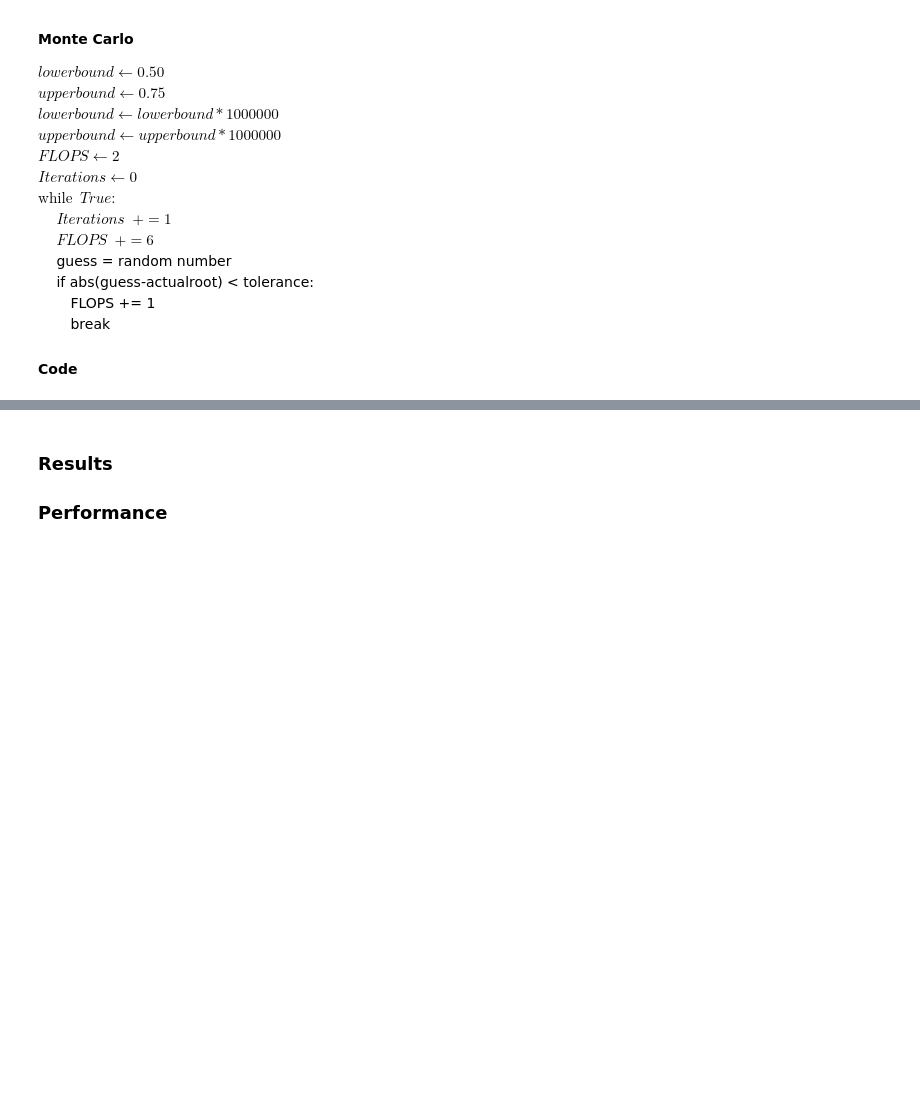
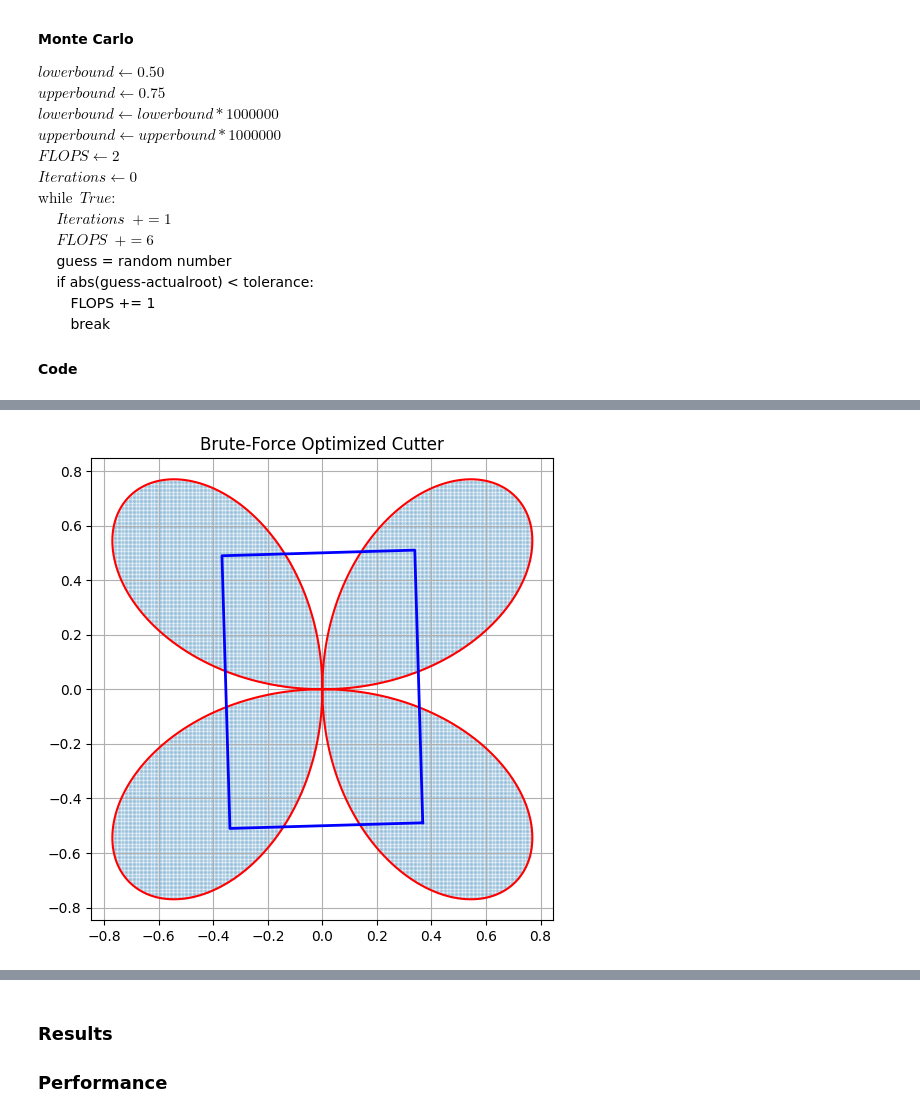
Before and after one commit to EmceeCiao/AMS_326_HW3, a Jupyter notebook: hw3.ipynb, the cells around one changed output, grey strips where cells are left out. Saved outputs shown, nothing was run; the diff lists cells and outputs as text; code cells hidden in the pictures; blank space fills up the shorter version.

Commit message:
Two solutions created, one with grid search which was my initial understanding and the next is with metropolis search!

```diff
--- a/hw3.ipynb
+++ b/hw3.ipynb
@@ -255,0 +366,95 @@ $\text{while} \enspace True:$
+# %%
+import numpy as np
+import matplotlib.pyplot as plt
+
+# Generate rose curve points
+def rose_points(num_points=1000):
+    theta = np.linspace(0, 2 * np.pi, num_points)
+    r = np.sin(2 * theta)
+    x = r * np.cos(theta)
+    y = r * np.sin(theta)
+    return x, y
+
+# Generate dense grid of points in bounding box
+def generate_grid(step=0.01):
+    x = np.arange(-1, 1, step)
+    y = np.arange(-1, 1, step)
+    xx, yy = np.meshgrid(x, y)
+    points = np.column_stack((xx.ravel(), yy.ravel()))
+    return points
+
+# Check if point lies inside rose region
+def is_inside_rose(x, y):
+    return (x**2 + y**2)**3 <= 4 * x**2 * y**2
+
+# Rotate and translate points into cutter frame
+def rotate_and_translate(points, x0, y0, alpha):
+    translated = points - np.array([x0, y0])
+    c, s = np.cos(-alpha), np.sin(-alpha)
+    R = np.array([[c, -s], [s, c]])
+    return translated @ R.T
+
+# Check if point is inside centered, axis-aligned rectangle
+def is_inside_rect(local_points, width=1, height=1/np.sqrt(2)):
+    hw, hh = width / 2, height / 2
+    return (
+        (np.abs(local_points[:, 0]) <= hw) &
+        (np.abs(local_points[:, 1]) <= hh)
+    )
+
+# Brute-force search over x0, y0, alpha
+def grid_search(points_in_rose, x_range, y_range, alpha_range, step=0.1):
+    best_count = -1
+    best_params = None
+
+    for x0 in np.arange(*x_range, step):
+        for y0 in np.arange(*y_range, step):
+            for alpha in np.arange(*alpha_range, step):
+                local = rotate_and_translate(points_in_rose, x0, y0, alpha)
+                inside = is_inside_rect(local)
+                count = np.sum(inside)
+                if count > best_count:
+                    best_count = count
+                    best_params = (x0, y0, alpha)
+
+    return best_params, best_count
+
+# Draw rotated rectangle
+def draw_rectangle(ax, x0, y0, alpha, width=1, height=1/np.sqrt(2)):
+    hw, hh = width / 2, height / 2
+    corners = np.array([
+        [-hw, -hh], [hw, -hh], [hw, hh], [-hw, hh], [-hw, -hh]
+    ])
+    c, s = np.cos(alpha), np.sin(alpha)
+    R = np.array([[c, -s], [s, c]])
+    rotated = (corners @ R.T) + np.array([x0, y0])
+    ax.plot(rotated[:, 0], rotated[:, 1], 'b-', lw=2)
+
+# Main
+rose_x, rose_y = rose_points()
+grid = generate_grid(0.005)
+mask = is_inside_rose(grid[:, 0], grid[:, 1])
+points_in_rose = grid[mask]
+
+# Grid search over (x0, y0, alpha)
+params, count = grid_search(
+    points_in_rose,
+    x_range=(-0.8, 0.8),
+    y_range=(-0.8, 0.8),
+    alpha_range=(0, np.pi),
+    step=0.1
+)
+
+x0, y0, alpha = params
+print(f"Best params: x0={x0:.3f}, y0={y0:.3f}, alpha={alpha:.3f} rad, count={count}")
+
+# Plot result
+fig, ax = plt.subplots(figsize=(6, 6))
+ax.plot(rose_x, rose_y, 'r-', label='Rose Curve')
+ax.scatter(points_in_rose[:, 0], points_in_rose[:, 1], s=0.1, alpha=0.3)
+draw_rectangle(ax, x0, y0, alpha)
+ax.set_aspect('equal')
+ax.grid(True)
+ax.set_title("Brute-Force Optimized Cutter")
+plt.show()
+# %% [output]
@@ -255,0 +462 @@ $\text{while} \enspace True:$
+[figure, added]
```
Also changed, not shown: parts of 6 cells of this notebook.
